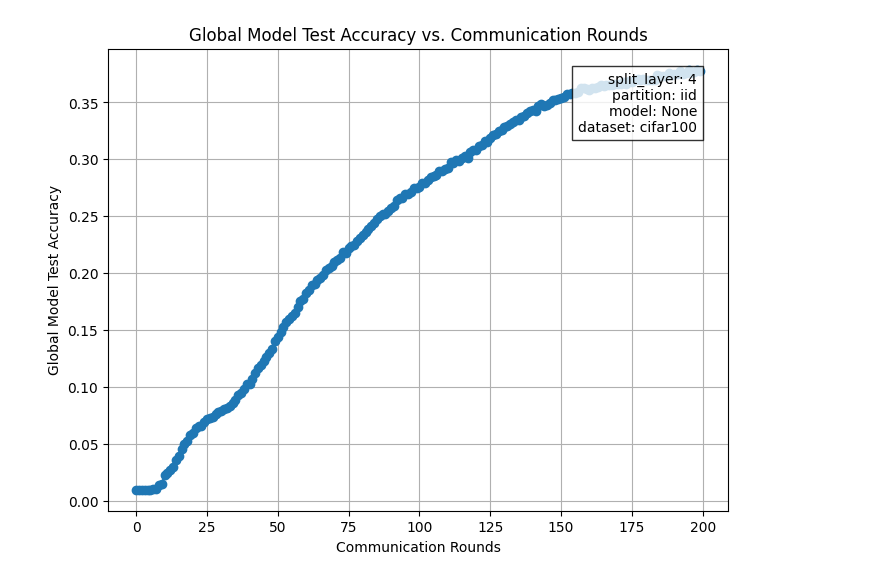
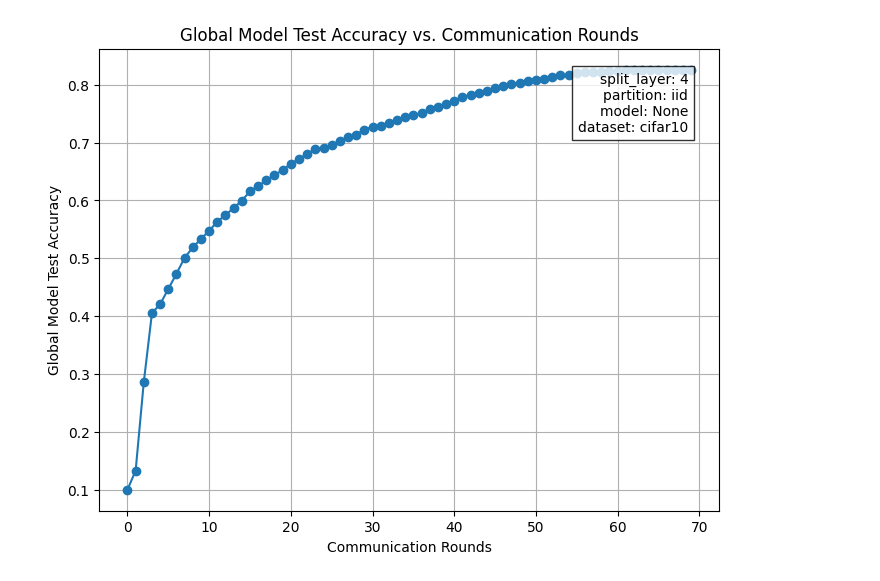
Before and after one commit to justindachille/Split-Consistency, a Jupyter notebook: analyze_logs.ipynb, the cells around one changed output. Saved outputs shown, nothing was run; the diff lists cells and outputs as text; code cells hidden in the pictures.

```diff
--- a/analyze_logs.ipynb
+++ b/analyze_logs.ipynb
@@ -6,7 +6,7 @@ comm_rounds = []
 test_accuracies = []
 
 LOG_FILE_PATH = './logs/'
-LOG_FILE = 'experiment_log-alg=sflv1_partition=iid_lr=0.001_epochs=5_num_users=100_beta=0.01_batch_size=64_opt=adam_dataset=cifar100_2024-04-11-1825-22.log'
+LOG_FILE = 'experiment_log-alg=sflv1_partition=iid_lr=0.001_epochs=5_num_users=100_beta=0.01_batch_size=64_opt=adam_dataset=cifar10_2024-04-12-1536-15.log'
 with open(f"{LOG_FILE_PATH}{LOG_FILE}", "r") as file:
     log_content = file.read()
 
@@ -16,31 +16,31 @@ matches = re.findall(pattern, log_content, re.DOTALL)
 for match in matches:
     comm_round = int(match[0])
     test_accuracy = float(match[1])
     comm_rounds.append(comm_round)
     test_accuracies.append(test_accuracy)
 
 def extract_hyperparameter(log_content, parameter):
     pattern = rf'"{parameter}": "?(\w+)"?,'
     match = re.search(pattern, log_content)
     if match:
         return match.group(1)
     return None
 
 split_layer = extract_hyperparameter(log_content, "split_layer")
 partition = extract_hyperparameter(log_content, "partition")
 model = extract_hyperparameter(log_content, "model")
 dataset = extract_hyperparameter(log_content, "dataset")
 
 plt.figure(figsize=(8, 6))
 plt.plot(comm_rounds, test_accuracies, marker="o")
 plt.xlabel("Communication Rounds")
 plt.ylabel("Global Model Test Accuracy")
 plt.title("Global Model Test Accuracy vs. Communication Rounds")
 
 plt.text(0.95, 0.95, f"split_layer: {split_layer}\npartition: {partition}\nmodel: {model}\ndataset: {dataset}",
          transform=plt.gca().transAxes, ha="right", va="top", fontsize=10, bbox=dict(facecolor="white", alpha=0.8))
 
 plt.grid(True)
 plt.show()
 # %% [output]
-[figure, old version]
+[figure, new version]
```
Also changed, not shown: 1 other file.
